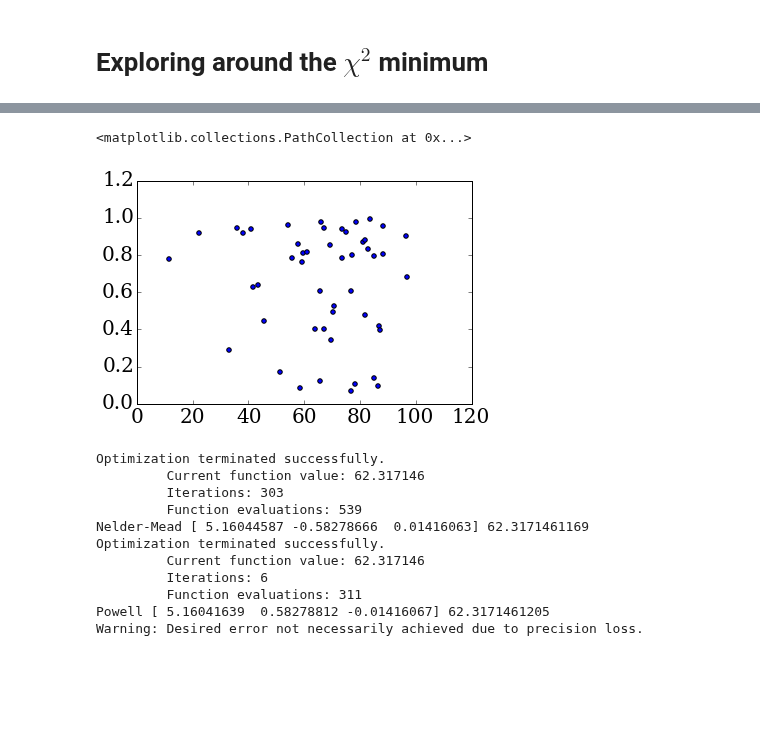
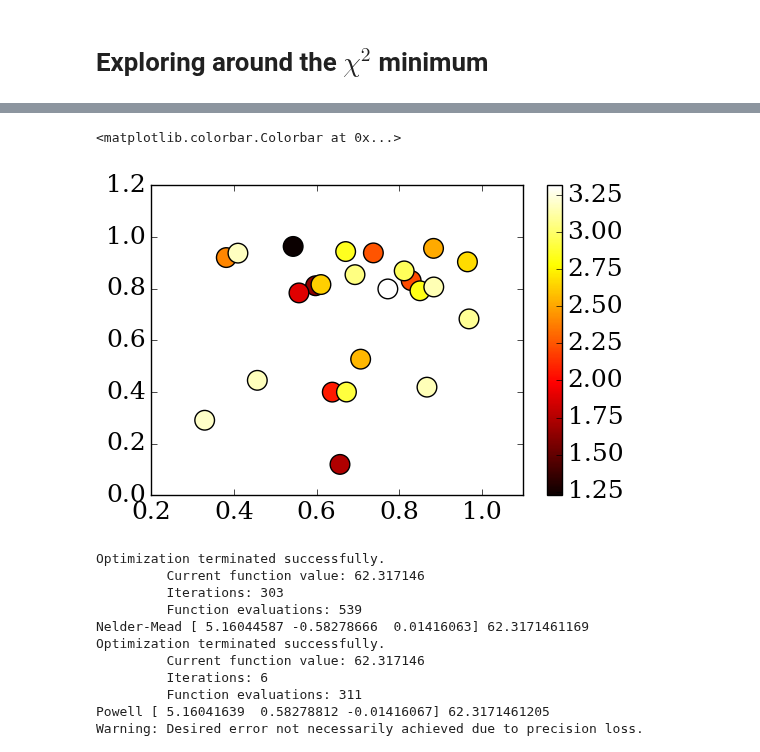
Before and after one commit to astroandes/tololo-lya-fit, a Jupyter notebook: code/multiphase.ipynb, the cells around one changed output, grey strips where cells are left out. Saved outputs shown, nothing was run; the diff lists cells and outputs as text; code cells hidden in the pictures; blank space fills up the shorter version.

```diff
--- a/code/multiphase.ipynb
+++ b/code/multiphase.ipynb
@@ -8,6 +8,7 @@ from scipy import stats
 # %%
 data = ps.read_csv("../data/multiphase/results.csv")
 data['vinf_cl'] = data['vinf_cl']/100.0
+data['sigma_cl'] = data['sigma_cl']/100.0
 data['chisq'] = data['chisq']/1000.0
 f_escape = ps.read_csv("../data/multiphase/fesc_clumpy.csv")
 # %%
@@ -230,8 +240,9 @@ plt.scatter(vinf_cl, p_cl)
 # %%
-plt.scatter(sigma_cl, p_cl)
+plt.scatter(sigma_cl, p_cl, c=chi2, s=200, cmap='hot')
+plt.colorbar()
 # %% [output]
-<matplotlib.collections.PathCollection at 0x...>
+<matplotlib.colorbar.Colorbar at 0x...>
-[figure, old version]
+[figure, new version]
 # %%
 x = vinf_cl - best_vinf_cl
 y = sigma_cl - best_sigma_cl
```
Also changed, not shown: parts of 6 cells of this notebook.
